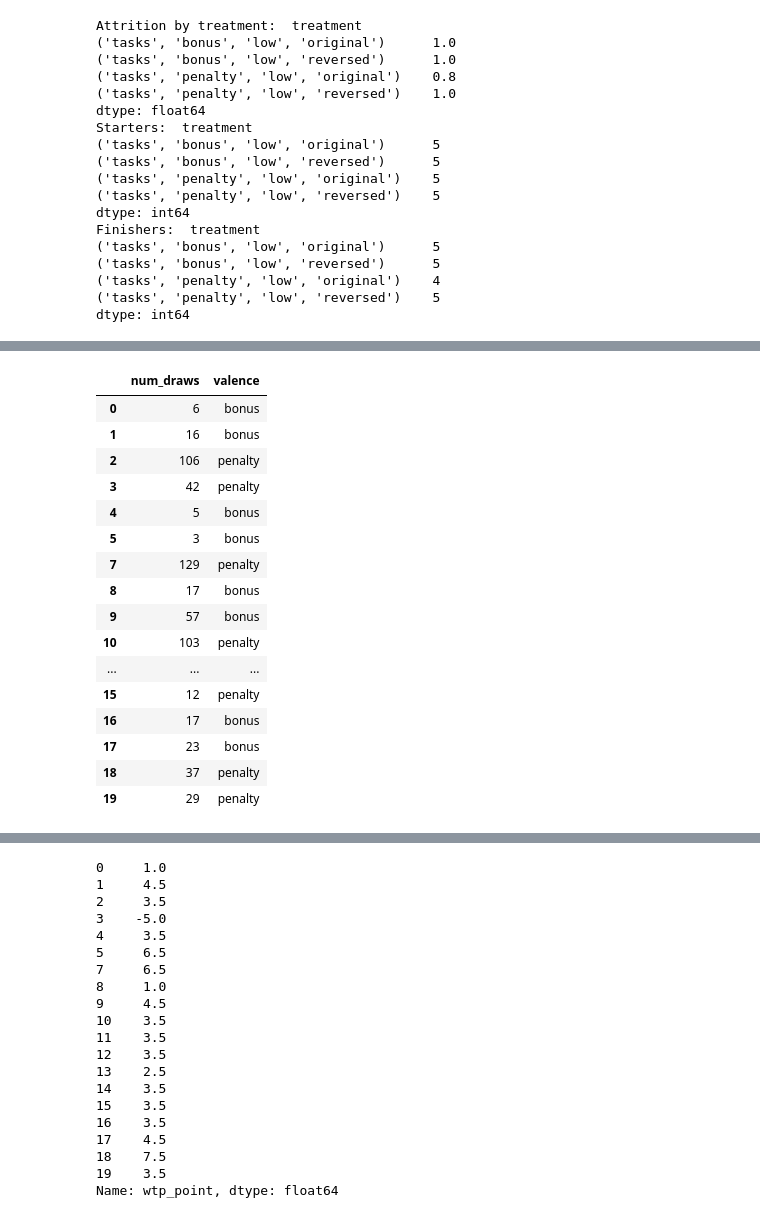
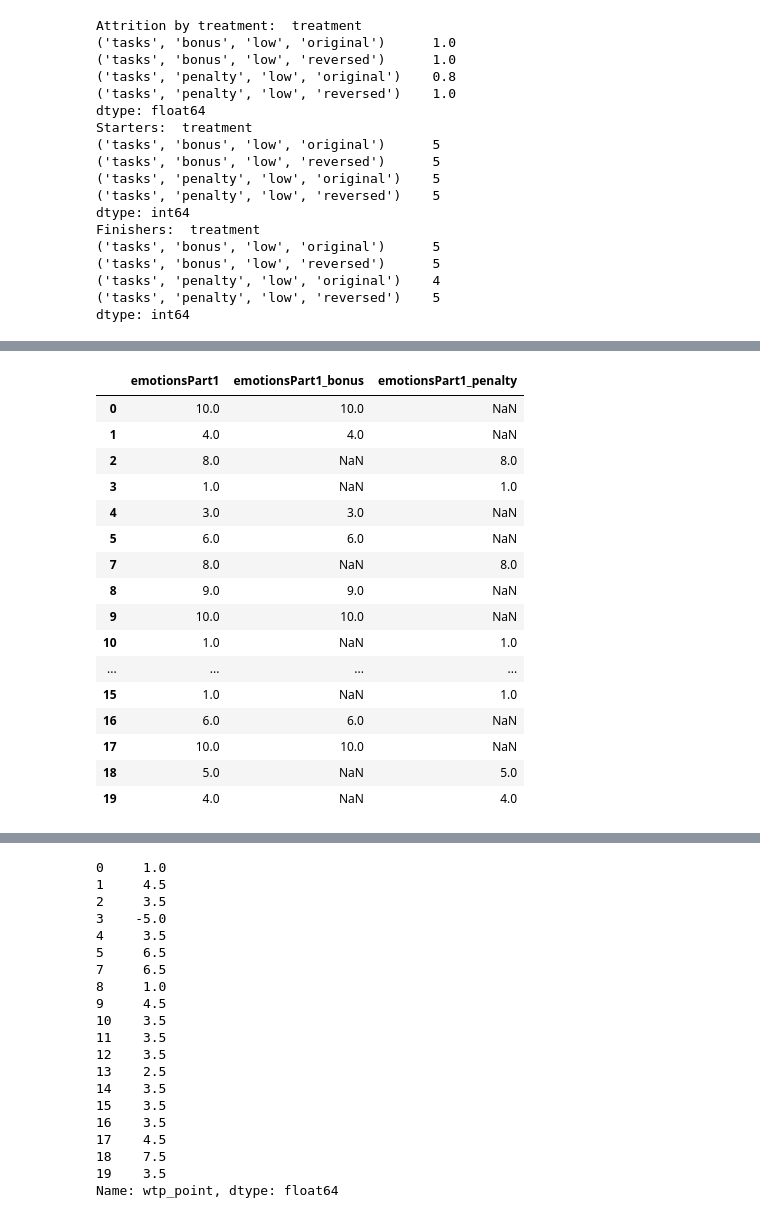
Before and after one commit to LukasBolte/EmotionalInattention, a Jupyter notebook: data_analysis_pilot3.ipynb, the cells around one changed output, grey strips where cells are left out. Saved outputs shown, nothing was run; the diff lists cells and outputs as text; code cells hidden in the pictures.

```diff
--- a/data_analysis_pilot3.ipynb
+++ b/data_analysis_pilot3.ipynb
@@ -334,23 +381,25 @@ rows_as_text = [f"{label}" for label in data['label']]
 # Step 2: Write the strings to a text file
 with open(file_path, 'w') as file:
     file.write("\n".join(rows_as_text))
-# %%
-data[['num_draws','valence']]
-# %% [output]
-|  | num_draws | valence |
-| 0 | 6 | bonus |
-| 1 | 16 | bonus |
-| 2 | 106 | penalty |
-| 3 | 42 | penalty |
-| 4 | 5 | bonus |
-| 5 | 3 | bonus |
-| 7 | 129 | penalty |
-| 8 | 17 | bonus |
-| 9 | 57 | bonus |
-| 10 | 103 | penalty |
-| ... | ... | ... |
-| 15 | 12 | penalty |
-| 16 | 17 | bonus |
-| 17 | 23 | bonus |
-| 18 | 37 | penalty |
-| 19 | 29 | penalty |
+# %%
+
+
+data[['emotionsPart1','emotionsPart1_bonus','emotionsPart1_penalty']]
+# %% [output]
+|  | emotionsPart1 | emotionsPart1_bonus | emotionsPart1_penalty |
+| 0 | 10.0 | 10.0 | NaN |
+| 1 | 4.0 | 4.0 | NaN |
+| 2 | 8.0 | NaN | 8.0 |
+| 3 | 1.0 | NaN | 1.0 |
+| 4 | 3.0 | 3.0 | NaN |
+| 5 | 6.0 | 6.0 | NaN |
+| 7 | 8.0 | NaN | 8.0 |
+| 8 | 9.0 | 9.0 | NaN |
+| 9 | 10.0 | 10.0 | NaN |
+| 10 | 1.0 | NaN | 1.0 |
+| ... | ... | ... | ... |
+| 15 | 1.0 | NaN | 1.0 |
+| 16 | 6.0 | 6.0 | NaN |
+| 17 | 10.0 | 10.0 | NaN |
+| 18 | 5.0 | NaN | 5.0 |
+| 19 | 4.0 | NaN | 4.0 |
```
Also changed, not shown: parts of 6 cells of this notebook, 11 other files.
